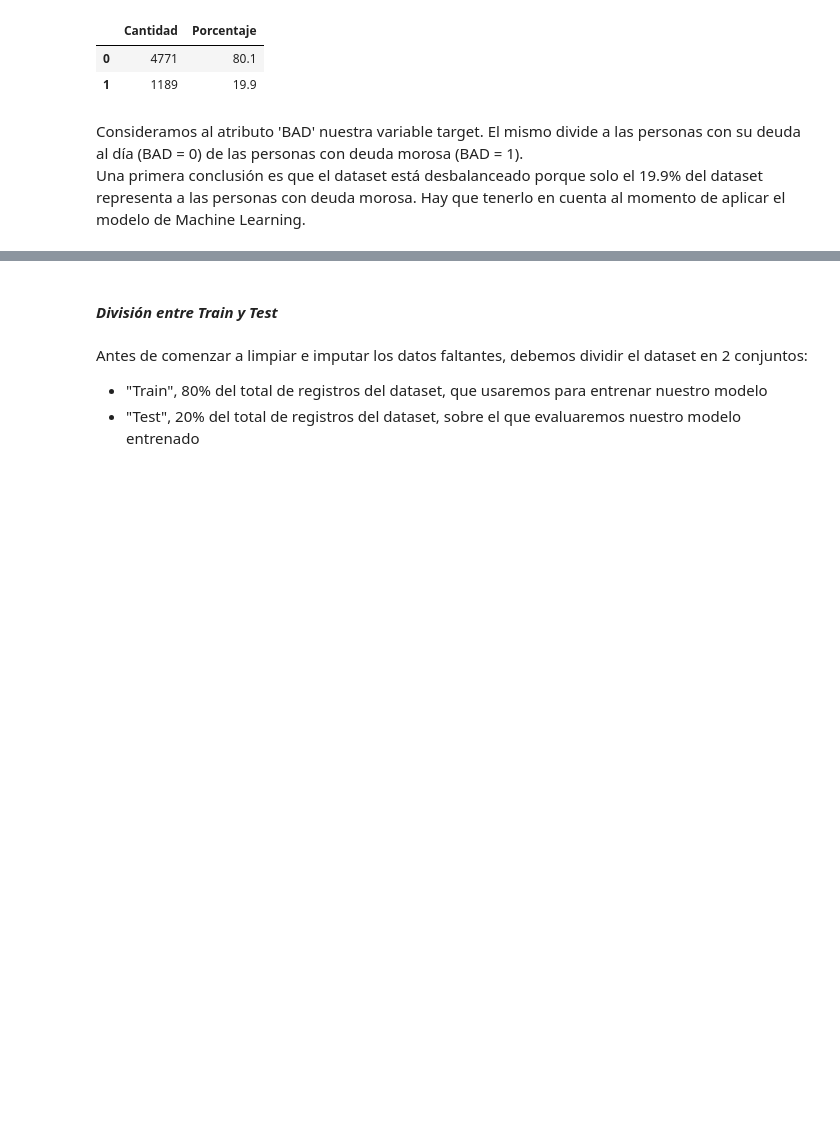
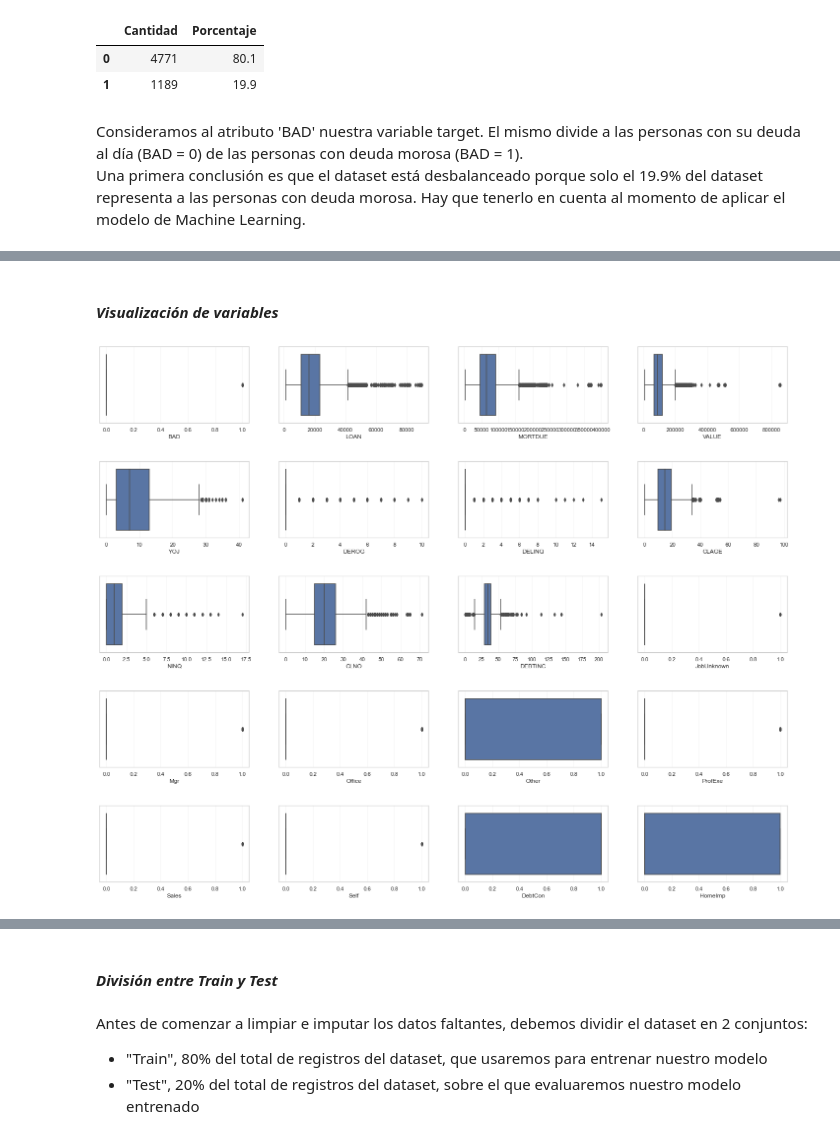
Before and after one commit to HelgaZambrana/data-science-coderhouse, a Jupyter notebook: ProyectoFinal_RiesgoCrediticio.ipynb, the cells around one changed output, grey strips where cells are left out. Cells and saved outputs as stored; diff of their text form; code cells hidden in the pictures; blank space fills up the shorter version.

```diff
--- a/ProyectoFinal_RiesgoCrediticio.ipynb
+++ b/ProyectoFinal_RiesgoCrediticio.ipynb
@@ -206,0 +364,11 @@ Una primera conclusión es que el dataset está desbalanceado porque solo el 19.
+# %% [markdown]
+#### *Visualización de variables*
+# %%
+# Crear boxplots para visualizar los atributos del dataset
+fig, axes = plt.subplots(5, 4, figsize=(25, 20))
+for i,ax in zip(historial_credito.columns,axes.flat):
+    sns.boxplot(data=historial_credito, x=i,ax=ax)
+plt.subplots_adjust(wspace=0.2, hspace=0.5)
+plt.show()
+# %% [output]
+[figure, added]
```
Also changed, not shown: parts of 52 cells of this notebook.
